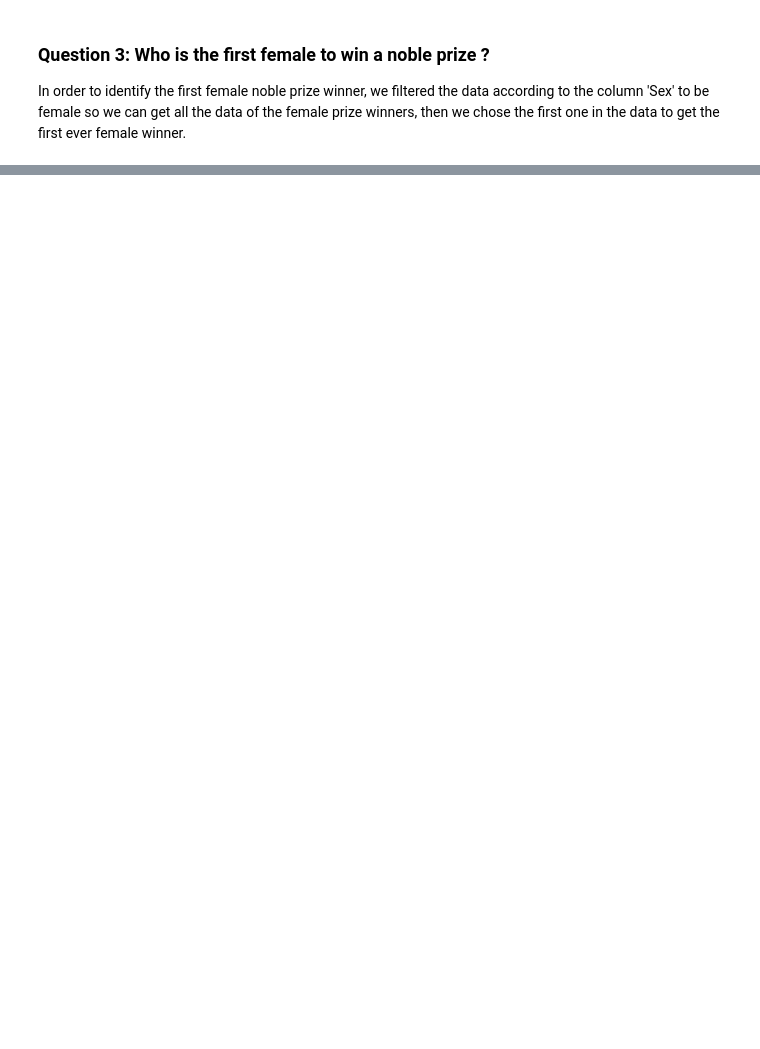
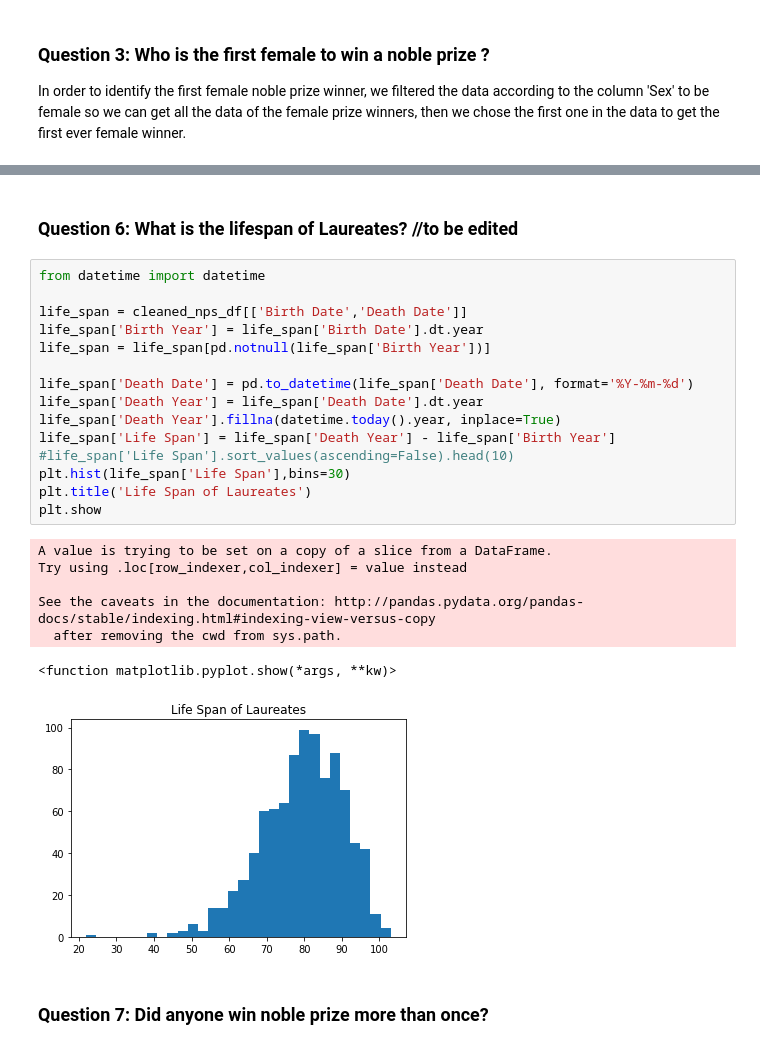
Before and after one commit to ylkhayat/de-noble-prizes, a Jupyter notebook: de-final.ipynb, the cells around one changed output, grey strips where cells are left out. Cells and saved outputs as stored; diff of their text form; blank space fills up the shorter version.

```diff
--- a/de-final.ipynb
+++ b/de-final.ipynb
@@ -193,0 +310,27 @@ female_noble_winners.head(1)[['Year','Category','Full Name','Age']]
+# %% [markdown]
+### Question 6: What is the lifespan of Laureates? //to be edited
+# %%
+from datetime import datetime
+
+life_span = cleaned_nps_df[['Birth Date','Death Date']]
+life_span['Birth Year'] = life_span['Birth Date'].dt.year
+life_span = life_span[pd.notnull(life_span['Birth Year'])]
+
+life_span['Death Date'] = pd.to_datetime(life_span['Death Date'], format='%Y-%m-%d')
+life_span['Death Year'] = life_span['Death Date'].dt.year
+life_span['Death Year'].fillna(datetime.today().year, inplace=True)
+life_span['Life Span'] = life_span['Death Year'] - life_span['Birth Year']
+#life_span['Life Span'].sort_values(ascending=False).head(10)
+plt.hist(life_span['Life Span'],bins=30)
+plt.title('Life Span of Laureates')
+plt.show
+# %% [output]
+A value is trying to be set on a copy of a slice from a DataFrame.
+Try using .loc[row_indexer,col_indexer] = value instead
+
+See the caveats in the documentation: http://pandas.pydata.org/pandas-docs/stable/indexing.html#indexing-view-versus-copy
+  after removing the cwd from sys.path.
+<function matplotlib.pyplot.show(*args, **kw)>
+[figure, added]
+# %% [markdown]
+### Question 7: Did anyone win noble prize more than once?
```
Also changed, not shown: parts of 17 cells of this notebook.
